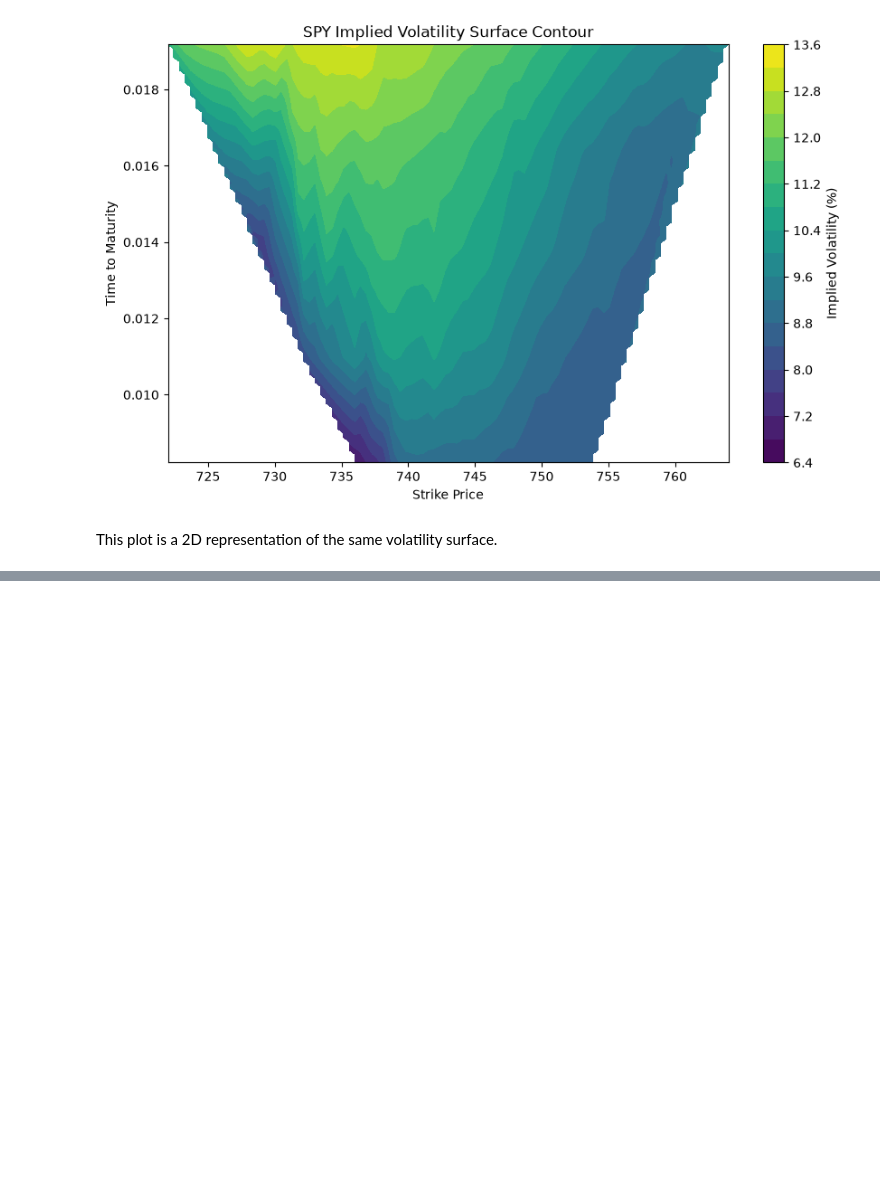
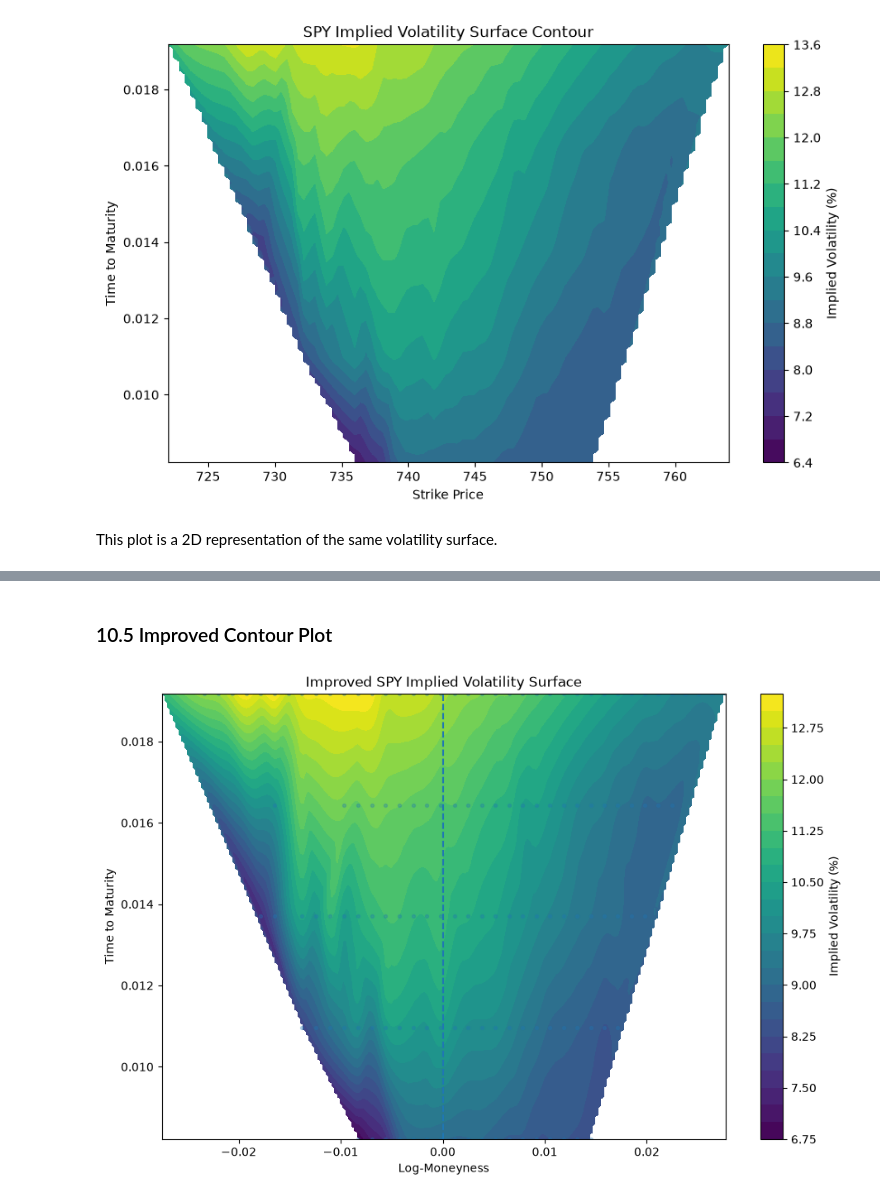
Before and after one commit to evanmartin21/Quant-Summer-Research-Project, a Jupyter notebook: notebooks/08_implied_volatility_surface.ipynb, the cells around one changed output, grey strips where cells are left out. Drawn from its saved outputs; the diff is of its cells as text; code cells hidden in the pictures; blank space fills up the shorter version.

```diff
--- a/notebooks/08_implied_volatility_surface.ipynb
+++ b/notebooks/08_implied_volatility_surface.ipynb
@@ -579,0 +715,34 @@ This plot is a 2D representation of the same volatility surface.
+# %% [markdown]
+### 10.5 Improved Contour Plot
+# %%
+plt.figure(figsize=(11, 7))
+
+contour = plt.contourf(
+    moneyness_mesh,
+    maturity_mesh,
+    improved_surface * 100,
+    levels=30,
+    cmap="viridis",
+)
+
+plt.scatter(
+    improved_surface_data["log_moneyness"],
+    improved_surface_data["time_to_maturity"],
+    s=8,
+    alpha=0.3,
+)
+
+plt.axvline(0, linestyle="--")
+
+plt.colorbar(
+    contour,
+    label="Implied Volatility (%)",
+)
+
+plt.xlabel("Log-Moneyness")
+plt.ylabel("Time to Maturity")
+plt.title("Improved SPY Implied Volatility Surface")
+
+plt.show()
+# %% [output]
+[figure, added]
```
Also changed, not shown: parts of 8 cells of this notebook, 1 other file.
